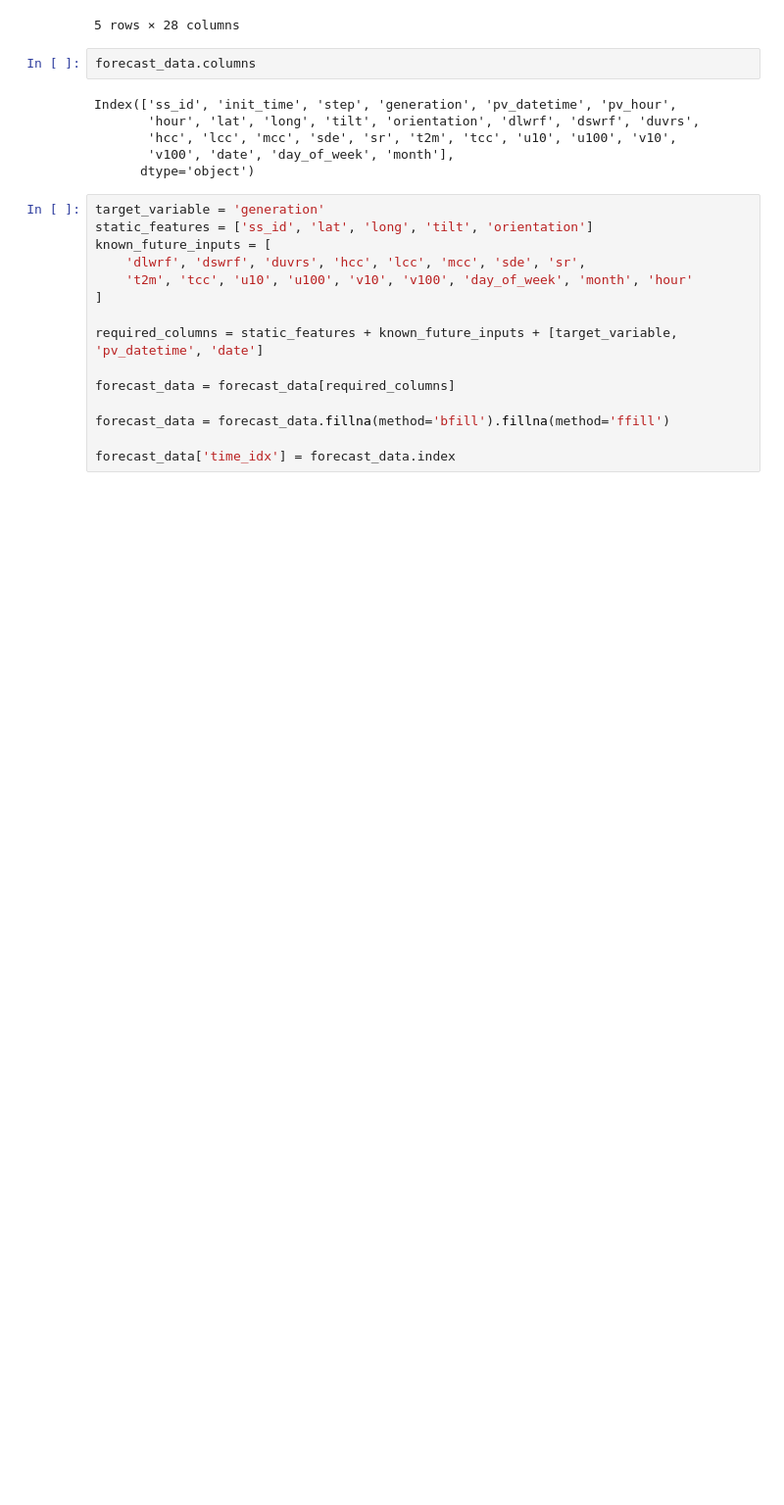
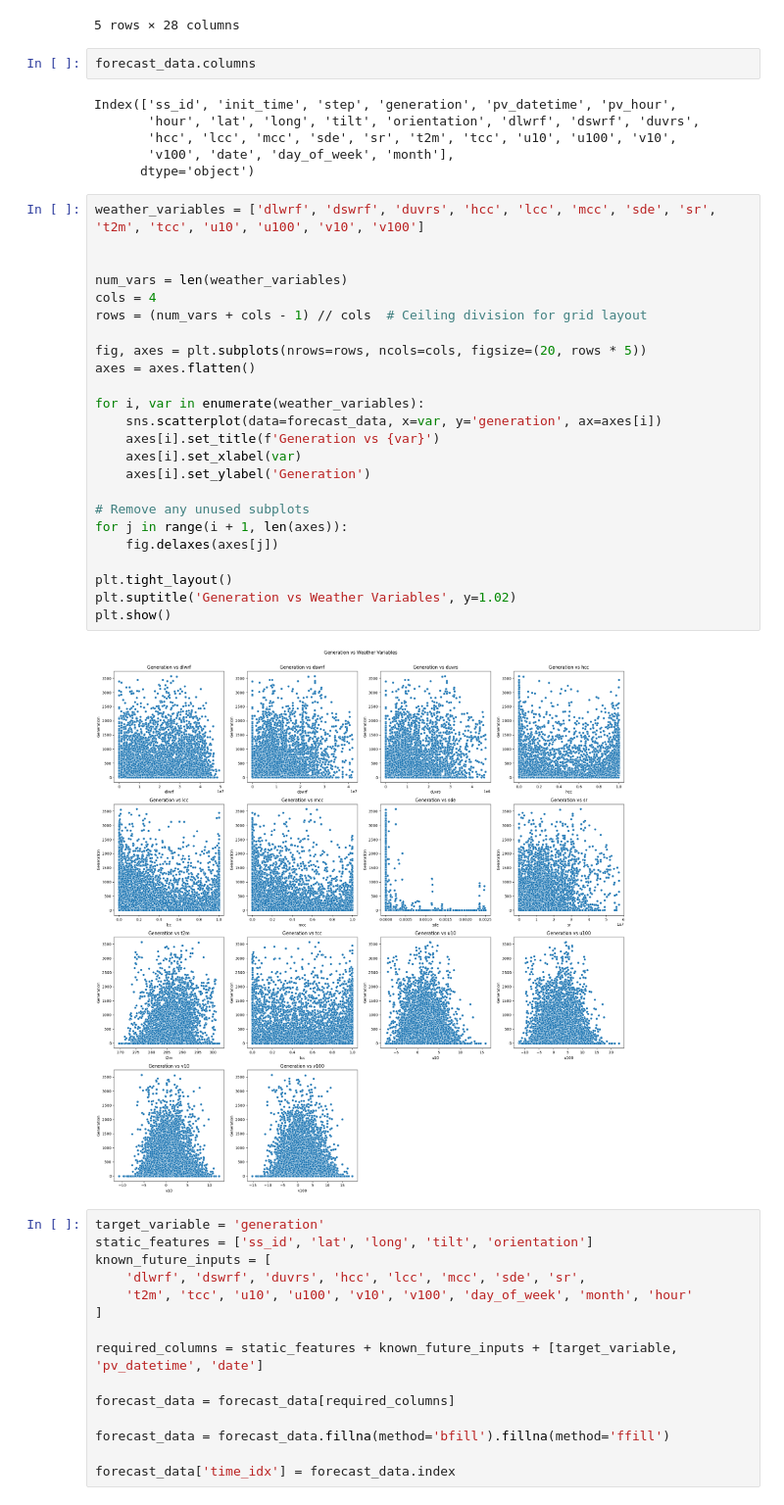
Before and after one commit to roshnaeem/gsoc-data, a Jupyter notebook: tft_forecast_model.ipynb, the cells around one changed output. Shown at 98% size. Drawn from its saved outputs; the diff is of its cells as text; blank space fills up the shorter version.

```diff
--- a/tft_forecast_model.ipynb
+++ b/tft_forecast_model.ipynb
@@ -60,6 +68,32 @@ Index(['ss_id', 'init_time', 'step', 'generation', 'pv_datetime', 'pv_hour',
        'hcc', 'lcc', 'mcc', 'sde', 'sr', 't2m', 'tcc', 'u10', 'u100', 'v10',
        'v100', 'date', 'day_of_week', 'month'],
       dtype='object')
+# %%
+weather_variables = ['dlwrf', 'dswrf', 'duvrs', 'hcc', 'lcc', 'mcc', 'sde', 'sr', 't2m', 'tcc', 'u10', 'u100', 'v10', 'v100']
+
+
+num_vars = len(weather_variables)
+cols = 4
+rows = (num_vars + cols - 1) // cols  # Ceiling division for grid layout
+
+fig, axes = plt.subplots(nrows=rows, ncols=cols, figsize=(20, rows * 5))
+axes = axes.flatten()
+
+for i, var in enumerate(weather_variables):
+    sns.scatterplot(data=forecast_data, x=var, y='generation', ax=axes[i])
+    axes[i].set_title(f'Generation vs {var}')
+    axes[i].set_xlabel(var)
+    axes[i].set_ylabel('Generation')
+
+# Remove any unused subplots
+for j in range(i + 1, len(axes)):
+    fig.delaxes(axes[j])
+
+plt.tight_layout()
+plt.suptitle('Generation vs Weather Variables', y=1.02)
+plt.show()
+# %% [output]
+[figure, added]
 # %%
 target_variable = 'generation'
 static_features = ['ss_id', 'lat', 'long', 'tilt', 'orientation']
```
Also changed, not shown: parts of 10 cells of this notebook.
